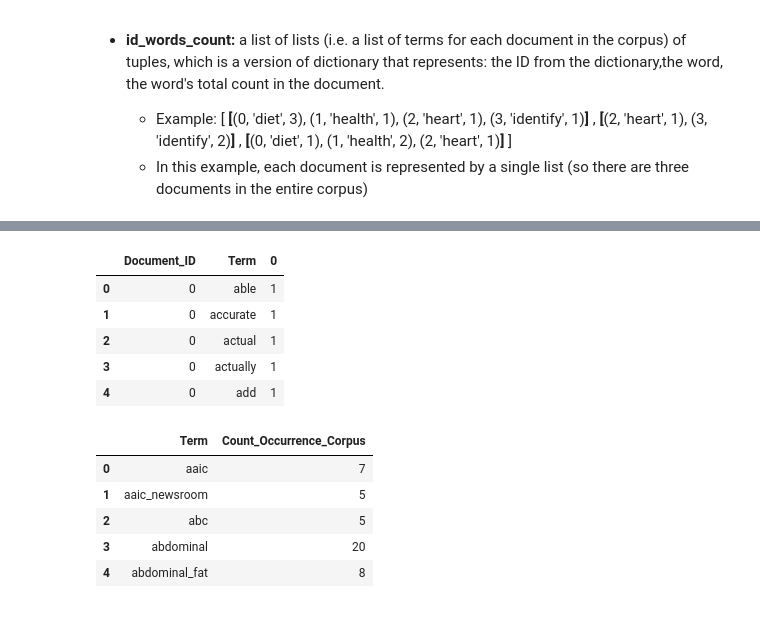
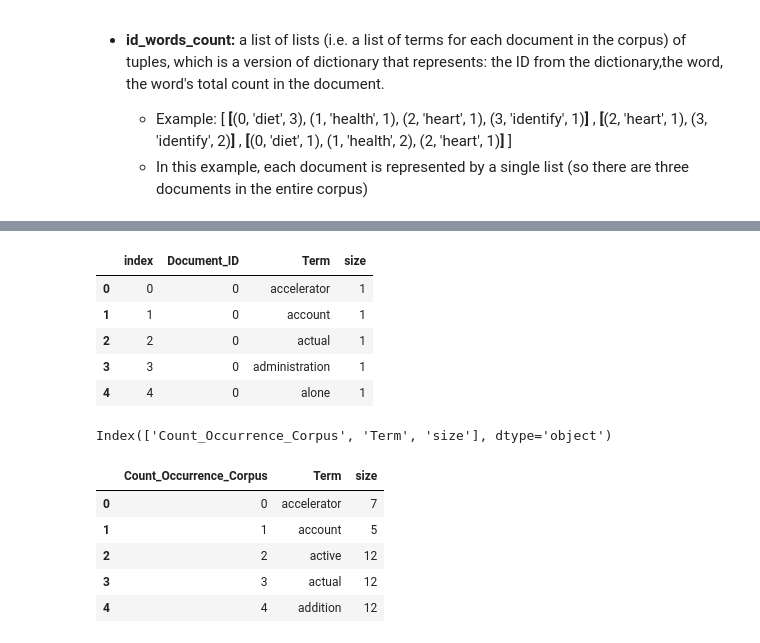
Before and after one commit to kglibrarian/OverviewofNLPforNNLM, a Jupyter notebook: NLP_Gensim_Bag_of_Words.ipynb, the cells around one changed output, grey strips where cells are left out. Drawn from its saved outputs; the diff is of its cells as text; code cells hidden in the pictures.

```diff
--- a/NLP_Gensim_Bag_of_Words.ipynb
+++ b/NLP_Gensim_Bag_of_Words.ipynb
@@ -235,17 +237,18 @@ with open(r"output/bow/dictionary_document_counts.csv", 'w', encoding='utf-8') a
     file.close()
 # %%
 ## Create an overall dictionary for entire corpus
-count_dictionary_df = stack_df.groupby(['Document_ID', 'Term'], as_index=False).size().to_frame().reset_index()
+count_dictionary_df = stack_df.groupby(['Document_ID', 'Term'], as_index=False).size().reset_index()
+## removed .to_fram() because it wasn't needed...??
 
 ## Inspect the output as needed
 count_dictionary_df.head()
 # %% [output]
-|  | Document_ID | Term | 0 |
-| 0 | 0 | able | 1 |
-| 1 | 0 | accurate | 1 |
-| 2 | 0 | actual | 1 |
-| 3 | 0 | actually | 1 |
-| 4 | 0 | add | 1 |
+|  | index | Document_ID | Term | size |
+| 0 | 0 | 0 | accelerator | 1 |
+| 1 | 1 | 0 | account | 1 |
+| 2 | 2 | 0 | actual | 1 |
+| 3 | 3 | 0 | administration | 1 |
+| 4 | 4 | 0 | alone | 1 |
 # %%
 ## Count the number of rows in the dataframe
 count_dictionary_final_df = count_dictionary_df.groupby(['Term'], as_index=False).count().reset_index()
@@ -256,18 +259,19 @@ count_dictionary_final_df.drop(columns=['Document_ID', 'index'], axis=1, inplace
 
 ## Rename columns
 ## inplace=True means no copy will be made of the dataframe
-count_dictionary_final_df.rename(columns={0: 'Count_Occurrence_Corpus'}, inplace=True)
+count_dictionary_final_df.rename(columns={"level_0": 'Count_Occurrence_Corpus'}, inplace=True)
 
 ## Inspect the output as needed
-## print(count_dictionary_final_df.columns)
+print(count_dictionary_final_df.columns)
 count_dictionary_final_df.head()
 # %% [output]
+Index(['Count_Occurrence_Corpus', 'Term', 'size'], dtype='object')
-|  | Term | Count_Occurrence_Corpus |
-| 0 | aaic | 7 |
-| 1 | aaic_newsroom | 5 |
-| 2 | abc | 5 |
-| 3 | abdominal | 20 |
-| 4 | abdominal_fat | 8 |
+|  | Count_Occurrence_Corpus | Term | size |
+| 0 | 0 | accelerator | 7 |
+| 1 | 1 | account | 5 |
+| 2 | 2 | active | 12 |
+| 3 | 3 | actual | 12 |
+| 4 | 4 | addition | 12 |
 # %%
 ## Save dataframe to csv
 with open(r"output/bow/dictionary_corpus_counts.csv", 'w', encoding='utf-8') as file:
```
Also changed, not shown: parts of 7 cells of this notebook, 10 other files.
